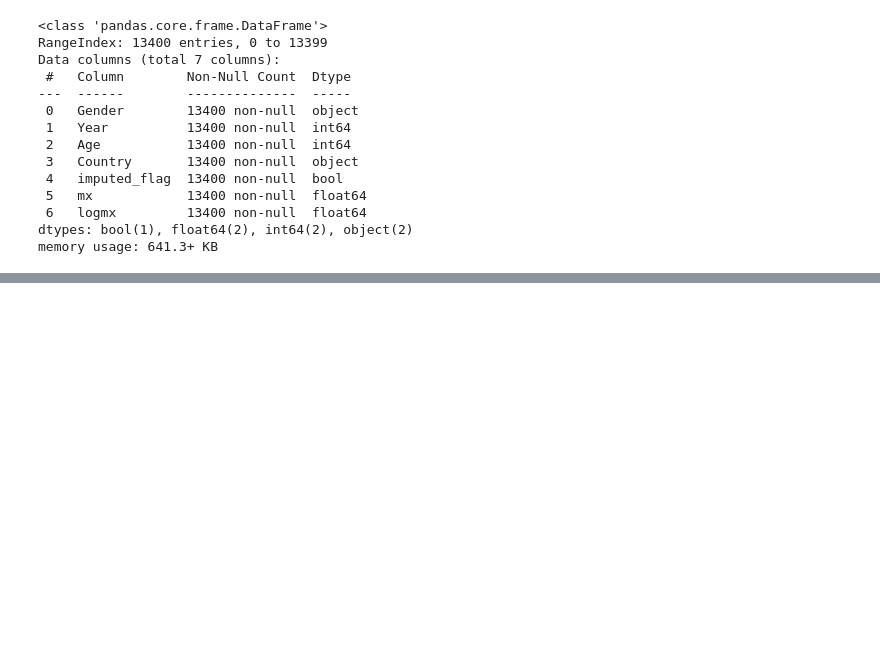
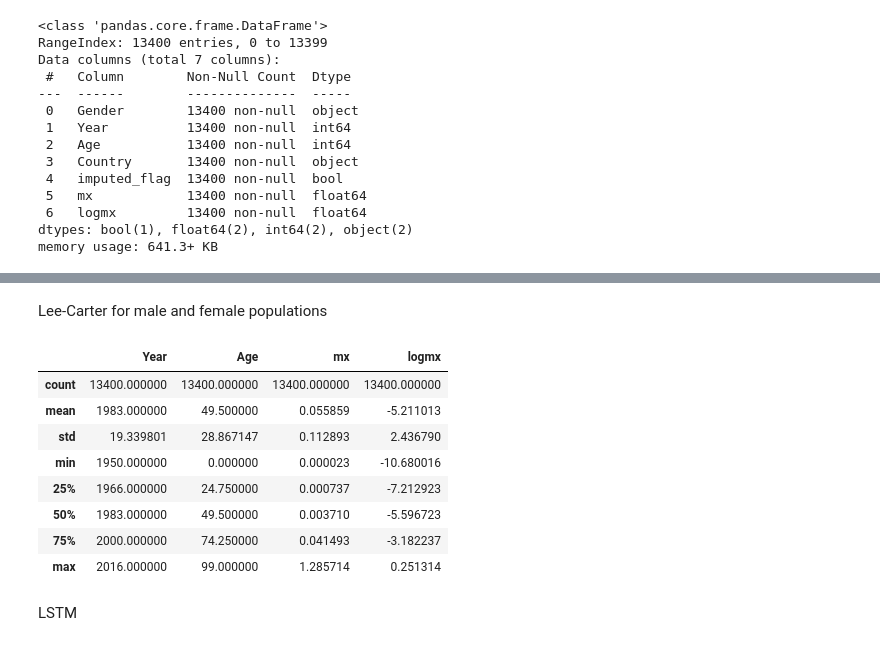
Before and after one commit to tskorkowski/mortality_modelling, a Jupyter notebook: mort.ipynb, the cells around one changed output, grey strips where cells are left out. Drawn from its saved outputs; the diff is of its cells as text; code cells hidden in the pictures; blank space fills up the shorter version.

```diff
--- a/mort.ipynb
+++ b/mort.ipynb
@@ -42,0 +63,16 @@ Name: count, dtype: int64
+# %% [markdown]
+Lee-Carter for male and female populations
+# %%
+mort_data_raw.describe()
+# %% [output]
+|  | Year | Age | mx | logmx |
+| count | 13400.000000 | 13400.000000 | 13400.000000 | 13400.000000 |
+| mean | 1983.000000 | 49.500000 | 0.055859 | -5.211013 |
+| std | 19.339801 | 28.867147 | 0.112893 | 2.436790 |
+| min | 1950.000000 | 0.000000 | 0.000023 | -10.680016 |
+| 25% | 1966.000000 | 24.750000 | 0.000737 | -7.212923 |
+| 50% | 1983.000000 | 49.500000 | 0.003710 | -5.596723 |
+| 75% | 2000.000000 | 74.250000 | 0.041493 | -3.182237 |
+| max | 2016.000000 | 99.000000 | 1.285714 | 0.251314 |
+# %% [markdown]
+LSTM
```
Also changed, not shown: parts of 16 cells of this notebook, 1 other file.
